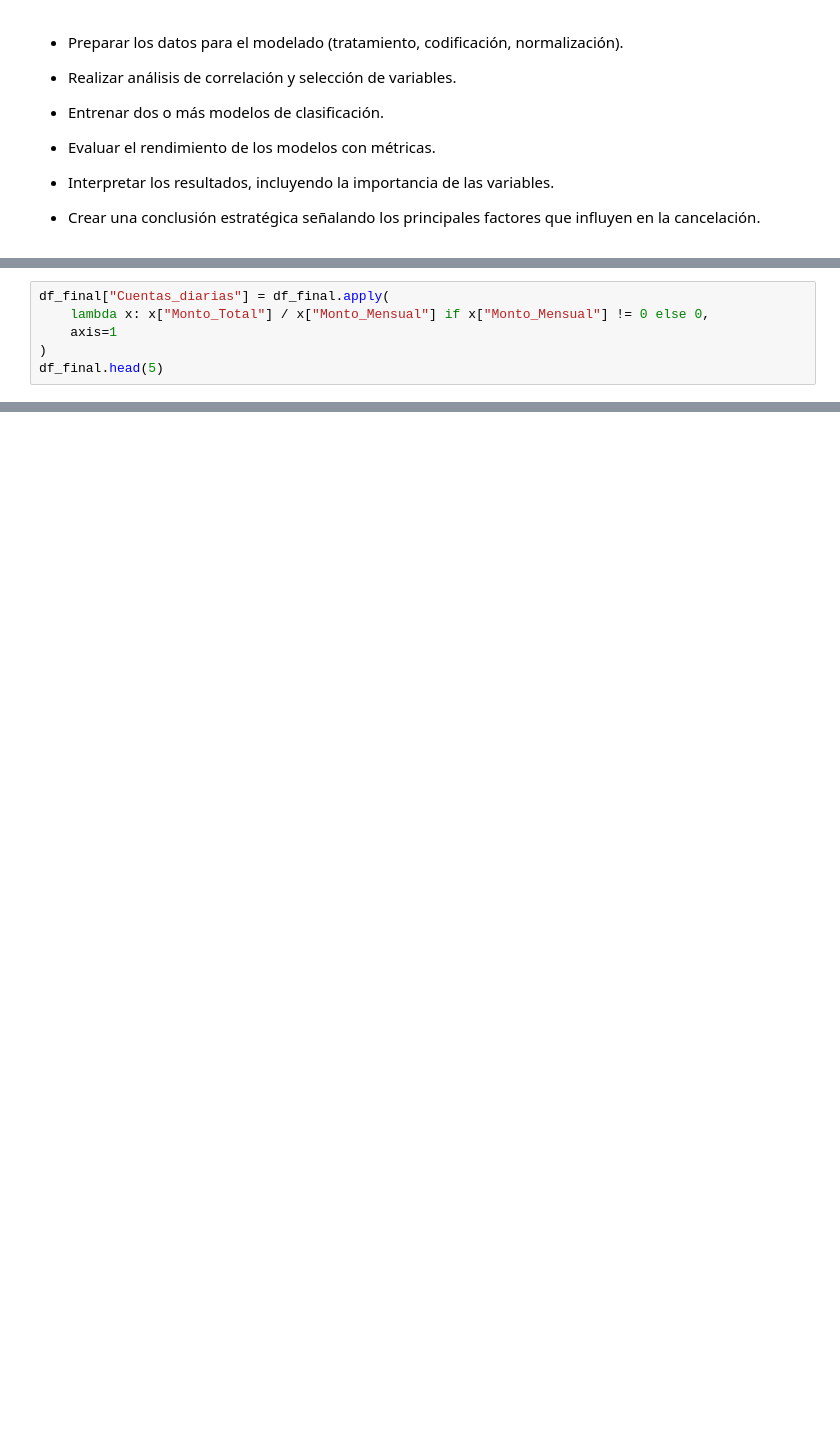
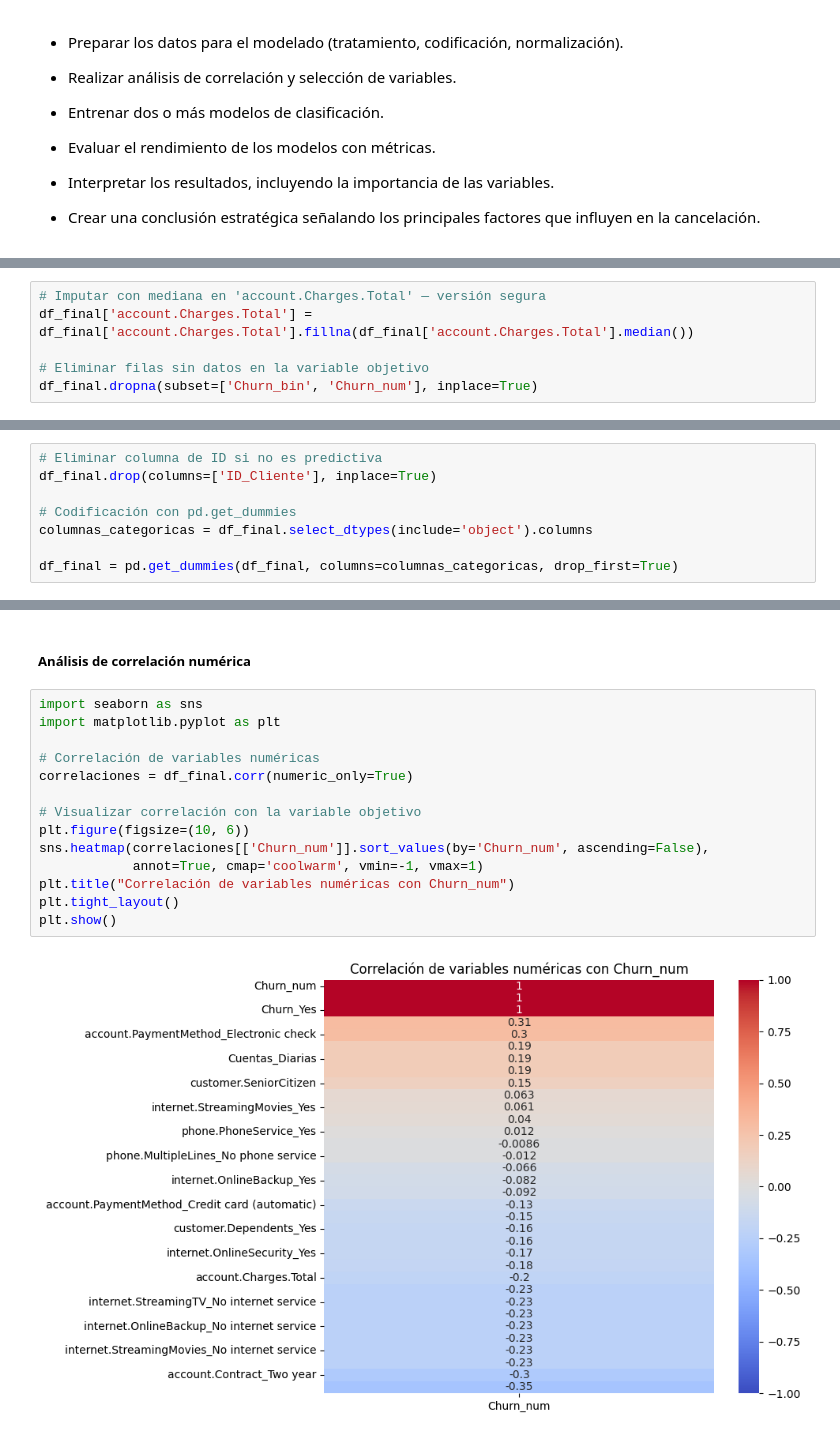
Before and after one commit to Maucho6340/Telecom_X_LATAM_Predict, a Jupyter notebook: Challenge_predict_evasion.ipynb, the cells around one changed output, grey strips where cells are left out. Saved outputs shown, nothing was run; the diff lists cells and outputs as text; blank space fills up the shorter version.

```diff
--- a/Challenge_predict_evasion.ipynb
+++ b/Challenge_predict_evasion.ipynb
@@ -97,6 +46,0 @@ df_final.head(5)
-# %%
-df_final["Cuentas_diarias"] = df_final.apply(
-    lambda x: x["Monto_Total"] / x["Monto_Mensual"] if x["Monto_Mensual"] != 0 else 0,
-    axis=1
-)
-df_final.head(5)
@@ -110,0 +83,6 @@ df_final.head(5)
+# %%
+# Imputar con mediana en 'account.Charges.Total' — versión segura
+df_final['account.Charges.Total'] = df_final['account.Charges.Total'].fillna(df_final['account.Charges.Total'].median())
+
+# Eliminar filas sin datos en la variable objetivo
+df_final.dropna(subset=['Churn_bin', 'Churn_num'], inplace=True)
@@ -110,0 +91,8 @@ df_final.head(5)
+# %%
+# Eliminar columna de ID si no es predictiva
+df_final.drop(columns=['ID_Cliente'], inplace=True)
+
+# Codificación con pd.get_dummies
+columnas_categoricas = df_final.select_dtypes(include='object').columns
+
+df_final = pd.get_dummies(df_final, columns=columnas_categoricas, drop_first=True)
@@ -110,0 +125,18 @@ df_final.head(5)
+# %% [markdown]
+##### **Análisis de correlación numérica**
+# %%
+import seaborn as sns
+import matplotlib.pyplot as plt
+
+# Correlación de variables numéricas
+correlaciones = df_final.corr(numeric_only=True)
+
+# Visualizar correlación con la variable objetivo
+plt.figure(figsize=(10, 6))
+sns.heatmap(correlaciones[['Churn_num']].sort_values(by='Churn_num', ascending=False),
+            annot=True, cmap='coolwarm', vmin=-1, vmax=1)
+plt.title("Correlación de variables numéricas con Churn_num")
+plt.tight_layout()
+plt.show()
+# %% [output]
+[figure, added]
```
Also changed, not shown: parts of 21 cells of this notebook.
